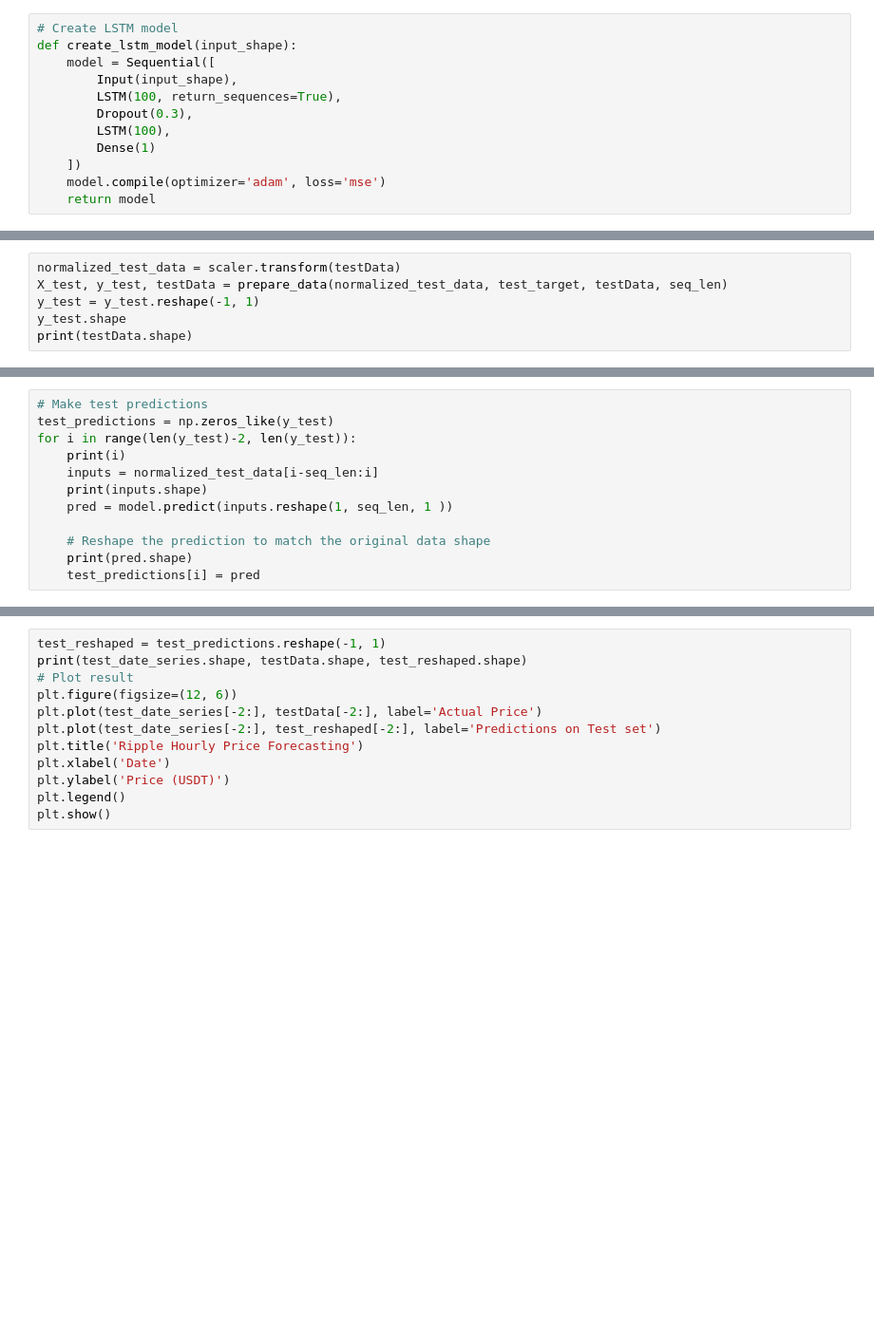
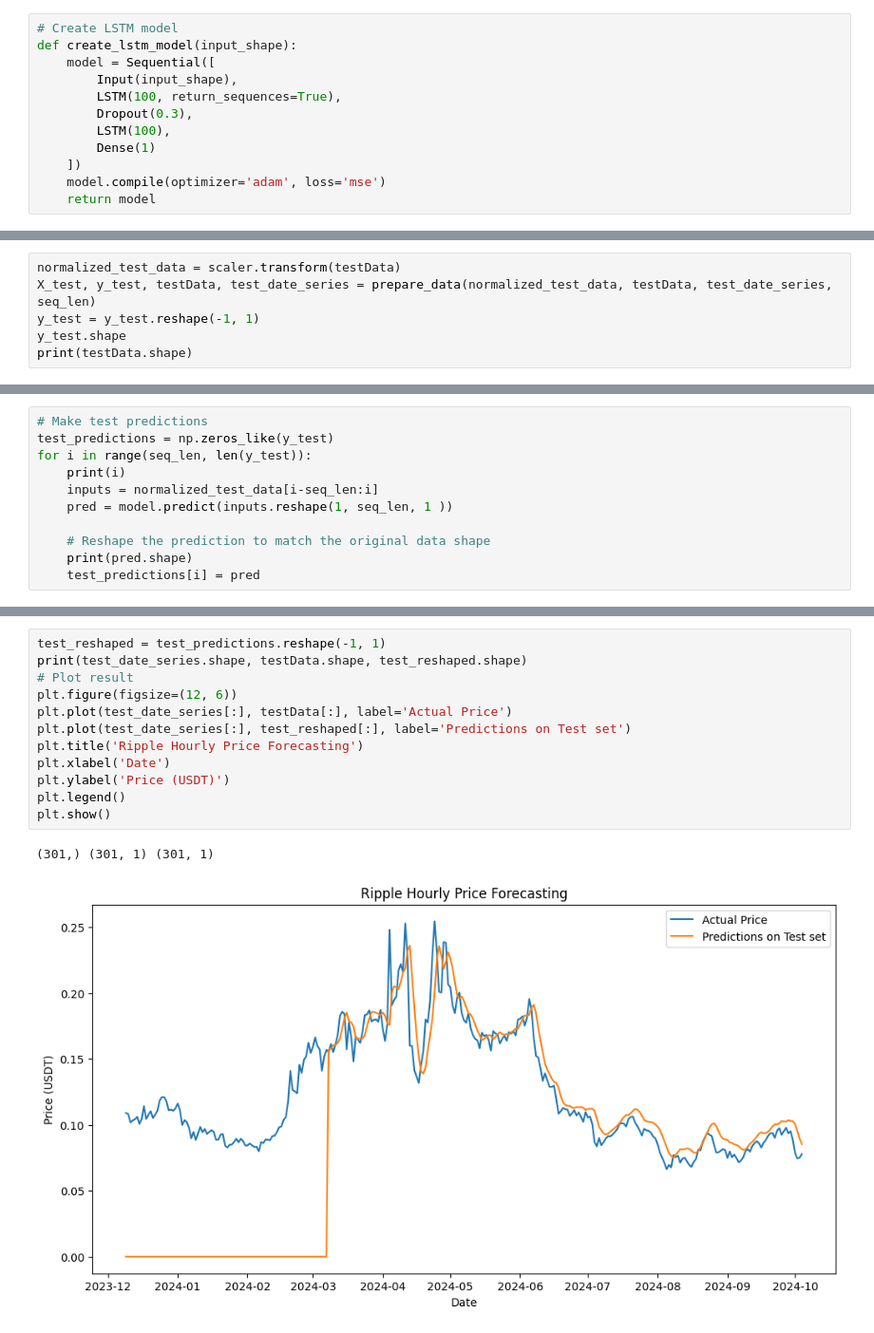
Before and after one commit to BitKnigth/cryptobot-enviroment, a Jupyter notebook: ltsm-yfinance.ipynb, the cells around one changed output, grey strips where cells are left out. Shown at 95% size. Drawn from its saved outputs; the diff is of its cells as text; blank space fills up the shorter version.

```diff
--- a/ltsm-yfinance.ipynb
+++ b/ltsm-yfinance.ipynb
@@ -142,6 +167,6 @@ print(f"MAPE: {mape:.4f}")
 # %%
 normalized_test_data = scaler.transform(testData)
-X_test, y_test, testData = prepare_data(normalized_test_data, test_target, testData, seq_len)
+X_test, y_test, testData, test_date_series = prepare_data(normalized_test_data, testData, test_date_series, seq_len)
 y_test = y_test.reshape(-1, 1)
 y_test.shape
 print(testData.shape)
@@ -150,10 +180,9 @@ model.evaluate(X_test, y_test, verbose=2)
 # %%
 # Make test predictions
 test_predictions = np.zeros_like(y_test)
-for i in range(len(y_test)-2, len(y_test)):
+for i in range(seq_len, len(y_test)):
     print(i)
     inputs = normalized_test_data[i-seq_len:i]
-    print(inputs.shape)
     pred = model.predict(inputs.reshape(1, seq_len, 1 ))
 
     # Reshape the prediction to match the original data shape
@@ -162,15 +209,18 @@ for i in range(len(y_test)-2, len(y_test)):
 # %%
 test_reshaped = test_predictions.reshape(-1, 1)
 print(test_date_series.shape, testData.shape, test_reshaped.shape)
 # Plot result
 plt.figure(figsize=(12, 6))
-plt.plot(test_date_series[-2:], testData[-2:], label='Actual Price')
-plt.plot(test_date_series[-2:], test_reshaped[-2:], label='Predictions on Test set')
+plt.plot(test_date_series[:], testData[:], label='Actual Price')
+plt.plot(test_date_series[:], test_reshaped[:], label='Predictions on Test set')
 plt.title('Ripple Hourly Price Forecasting')
 plt.xlabel('Date')
 plt.ylabel('Price (USDT)')
 plt.legend()
 plt.show()
+# %% [output]
+(301,) (301, 1) (301, 1)
+[figure, added]
 # %%
 # Evaluate the model
 r2 = R2Score()
```
Also changed, not shown: parts of 13 cells of this notebook, 3 other files.
